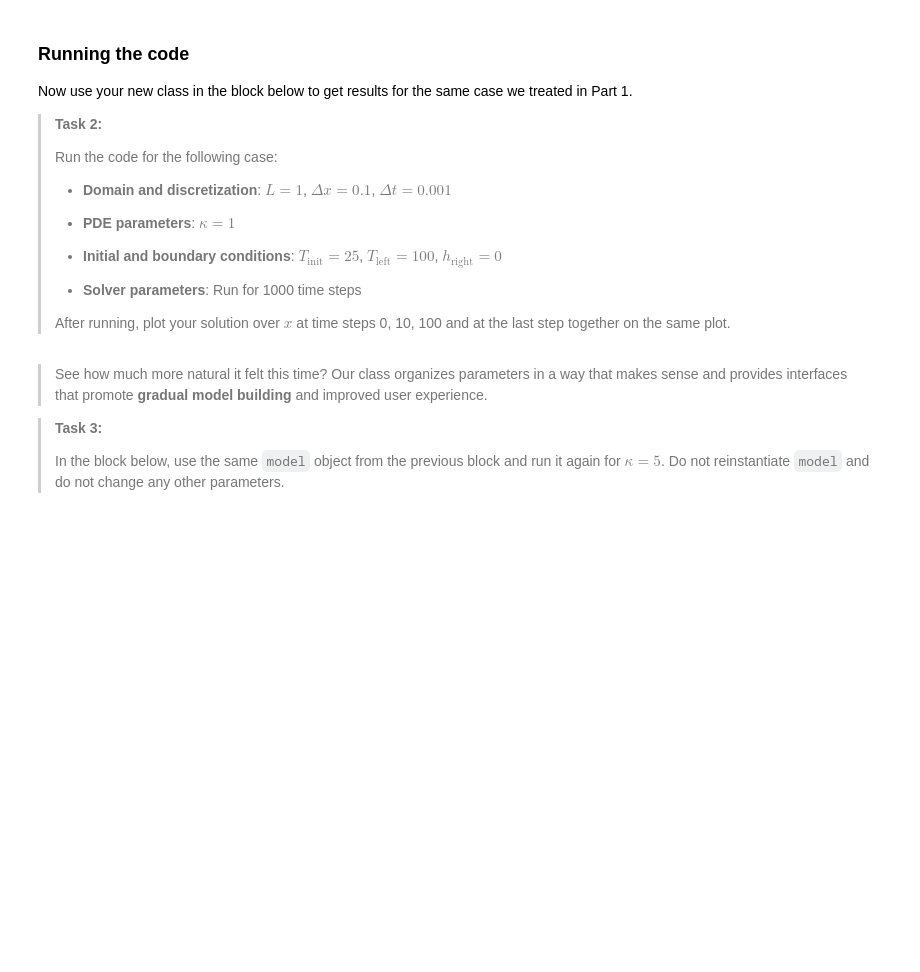
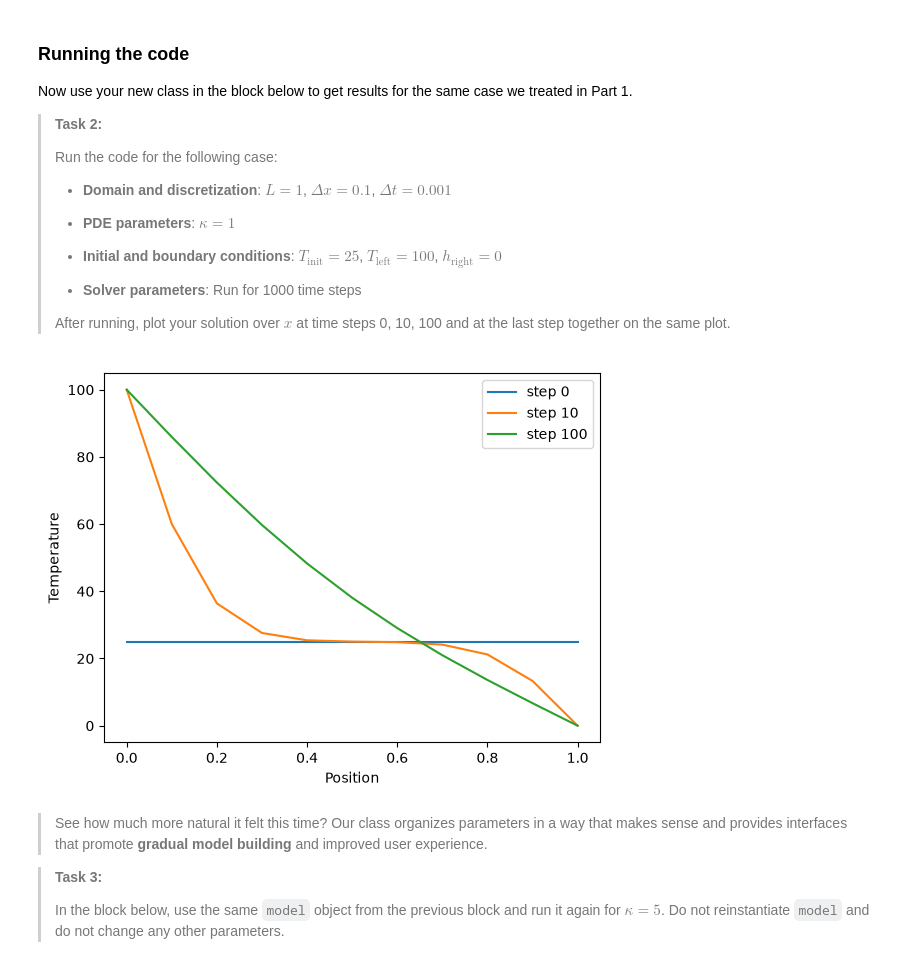
Before and after one commit to Parwiiz/PA2.1echt, a Jupyter notebook: 2_oop.ipynb, the cells around one changed output. Drawn from its saved outputs; the diff is of its cells as text; code cells hidden in the pictures; blank space fills up the shorter version.

```diff
--- a/2_oop.ipynb
+++ b/2_oop.ipynb
@@ -49,8 +49,8 @@ class Diffusion:
         plt.show()
 
     def _apply_bcs(self, n):
-        self.T[n+1,0] = # YOUR_CODE_LINE_HERE
-        self.T[n+1,-1] = # YOUR_CODE_LINE_HERE
+        self.T[n+1,0] = self.bc_left
+        self.T[n+1,-1] = self.bc_right
 
     def solve(self, n_steps):
         # solution vectors
@@ -58,13 +58,13 @@ class Diffusion:
         self.T = np.zeros((n_steps,nx))
 
         # temperature field at t=0
-        self.T[0,:] = # YOUR_CODE_LINE_HERE
+        self.T[0,:] = self.init_temp
 
         # loop through time
         for n in range(n_steps-1):
             # solution in the interior
             for m in range(1,nx-1):
-                self.T[n+1,m] = # YOUR_CODE_LINE_HERE
+                self.T[n+1,m] = self.T[n, m] + kappa * dt / dx / dx * (self.T[n, m+1] - 2 * self.T[n,m] + self.T[n, m-1])
 
             # solution at the boundaries
             self._apply_bcs(n)
@@ -95,3 +89,21 @@ model.set_bcs(# YOUR_CODE_LINE_HERE )
+# %%
+L = 1
+dx = 0.1
+dt = 0.001
+kappa = 1
+T_init = 25
+T_left = 100
+h_right = 0 * dx
+n = 1000
+steps = [0, 10, 100]
+
+model = Diffusion(L, dx, dt)
+model.set_pde_params(kappa)
+model.set_bcs(T_init, T_left, h_right)
+model.solve(n)
+model.plot_steps(steps)
+# %% [output]
+[figure, added]
 # %% [markdown]
 > See how much more natural it felt this time? Our class organizes parameters in a way that makes sense and provides interfaces that promote **gradual model building** and improved user experience.
 
```
Also changed, not shown: parts of 6 cells of this notebook.
